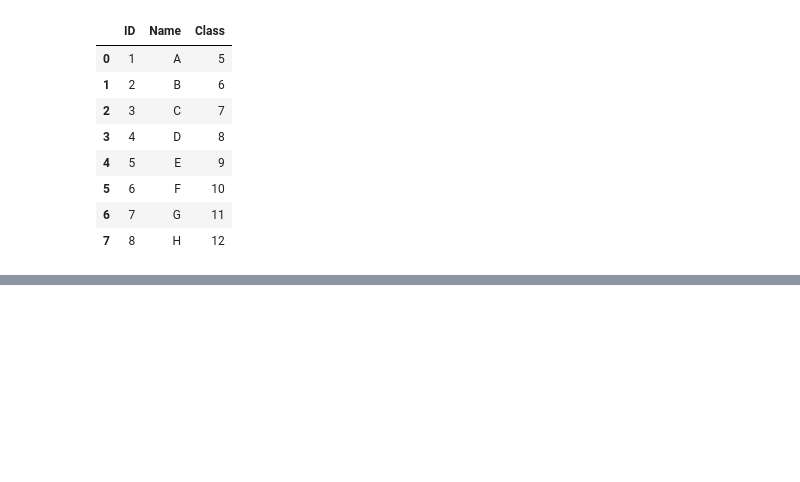
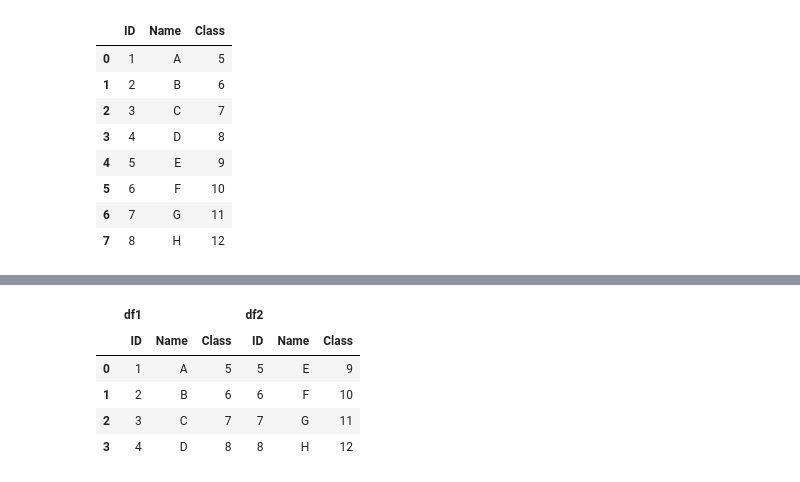
Before and after one commit to Subharanjan-Sahoo/ML, a Jupyter notebook: Pandas/PandasConcat().ipynb, the cells around one changed output, grey strips where cells are left out. Cells and saved outputs as stored; diff of their text form; code cells hidden in the pictures; blank space fills up the shorter version.

```diff
--- a/Pandas/PandasConcat().ipynb
+++ b/Pandas/PandasConcat().ipynb
@@ -84,0 +158,9 @@ pd.concat([df1,df2], axis = 0 ,ignore_index = True)
+# %%
+pd.concat([df1, df2],axis =1, keys = ['df1','df2'])
+# %% [output]
+|  | df1 |  |  | df2 |  |  |
+|  | ID | Name | Class | ID | Name | Class |
+| 0 | 1 | A | 5 | 5 | E | 9 |
+| 1 | 2 | B | 6 | 6 | F | 10 |
+| 2 | 3 | C | 7 | 7 | G | 11 |
+| 3 | 4 | D | 8 | 8 | H | 12 |
```
Also changed, not shown: parts of 12 cells of this notebook.
